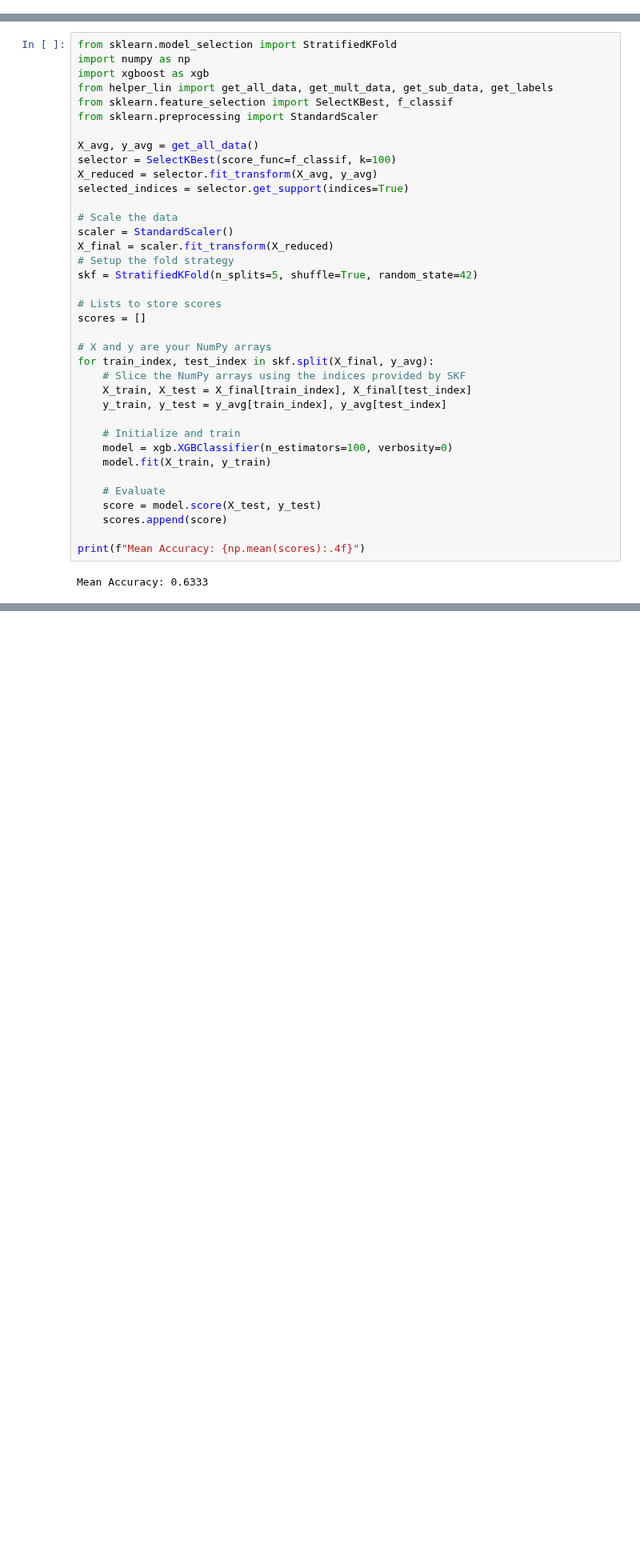
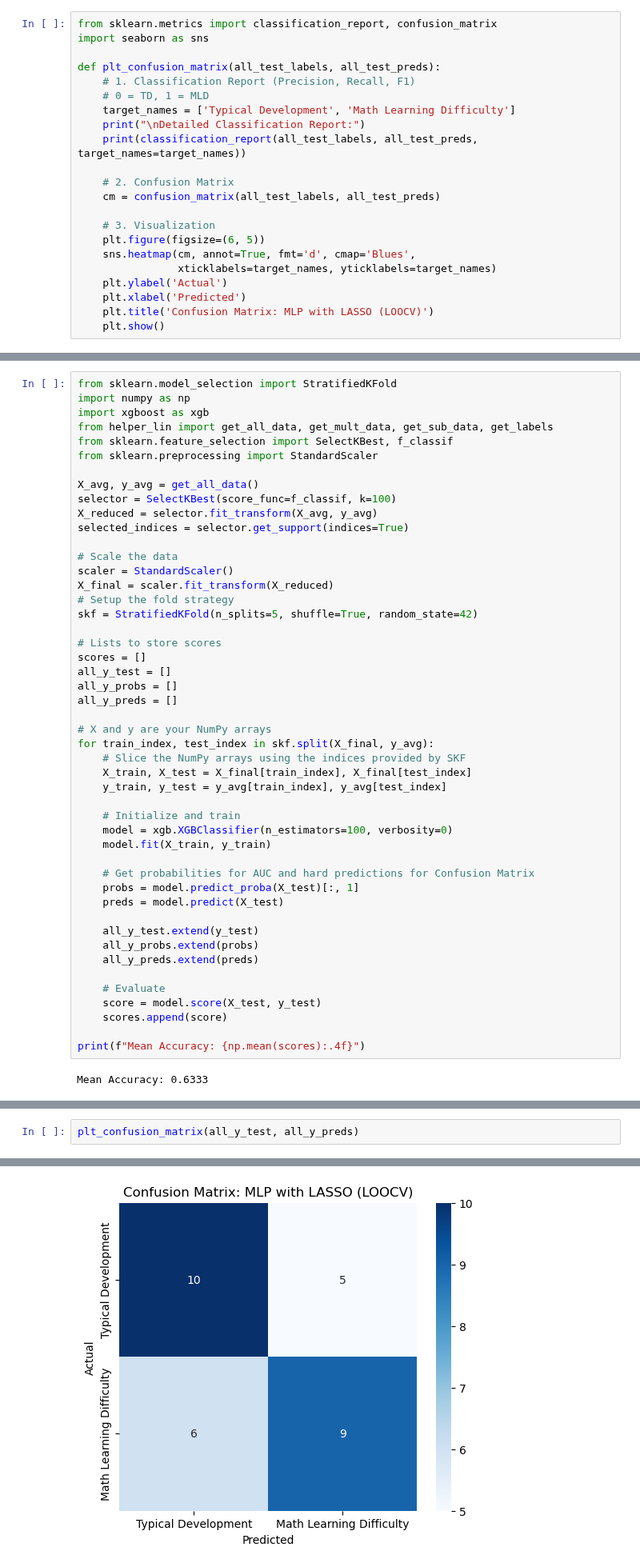
Before and after one commit to JJChong777/brain-math, a Jupyter notebook: xgboost.ipynb, the cells around one changed output, grey strips where cells are left out. Shown at 80% size. Saved outputs shown, nothing was run; the diff lists cells and outputs as text; blank space fills up the shorter version.

```diff
--- a/xgboost.ipynb
+++ b/xgboost.ipynb
@@ -0,0 +30,22 @@
+# %%
+from sklearn.metrics import classification_report, confusion_matrix
+import seaborn as sns
+
+def plt_confusion_matrix(all_test_labels, all_test_preds):
+    # 1. Classification Report (Precision, Recall, F1)
+    # 0 = TD, 1 = MLD
+    target_names = ['Typical Development', 'Math Learning Difficulty']
+    print("\nDetailed Classification Report:")
+    print(classification_report(all_test_labels, all_test_preds, target_names=target_names))
+
+    # 2. Confusion Matrix
+    cm = confusion_matrix(all_test_labels, all_test_preds)
+
+    # 3. Visualization
+    plt.figure(figsize=(6, 5))
+    sns.heatmap(cm, annot=True, fmt='d', cmap='Blues',
+                xticklabels=target_names, yticklabels=target_names)
+    plt.ylabel('Actual')
+    plt.xlabel('Predicted')
+    plt.title('Confusion Matrix: MLP with LASSO (LOOCV)')
+    plt.show()
@@ -19,6 +112,9 @@ skf = StratifiedKFold(n_splits=5, shuffle=True, random_state=42)
 
 # Lists to store scores
 scores = []
+all_y_test = []
+all_y_probs = []
+all_y_preds = []
 
 # X and y are your NumPy arrays
 for train_index, test_index in skf.split(X_final, y_avg):
@@ -30,6 +126,14 @@ for train_index, test_index in skf.split(X_final, y_avg):
     model = xgb.XGBClassifier(n_estimators=100, verbosity=0)
     model.fit(X_train, y_train)
 
+    # Get probabilities for AUC and hard predictions for Confusion Matrix
+    probs = model.predict_proba(X_test)[:, 1]
+    preds = model.predict(X_test)
+
+    all_y_test.extend(y_test)
+    all_y_probs.extend(probs)
+    all_y_preds.extend(preds)
+
     # Evaluate
     score = model.score(X_test, y_test)
     scores.append(score)
@@ -39,0 +148,3 @@ Mean Accuracy: 0.6333
+# %%
+plt_confusion_matrix(all_y_test, all_y_preds)
+# %% [output]
@@ -39,0 +160 @@ Mean Accuracy: 0.6333
+[figure, added]
```
Also changed, not shown: parts of 6 cells of this notebook, 3 other files.
